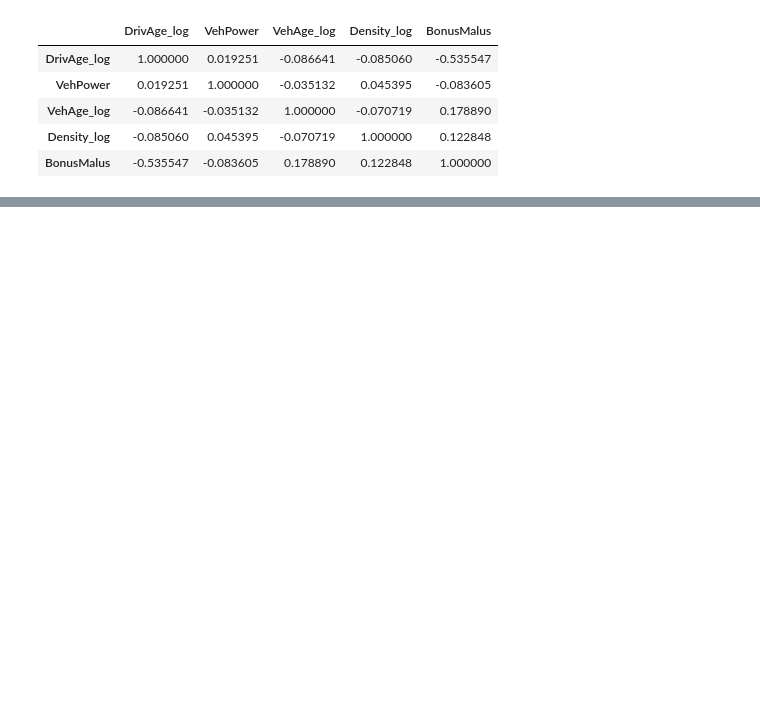
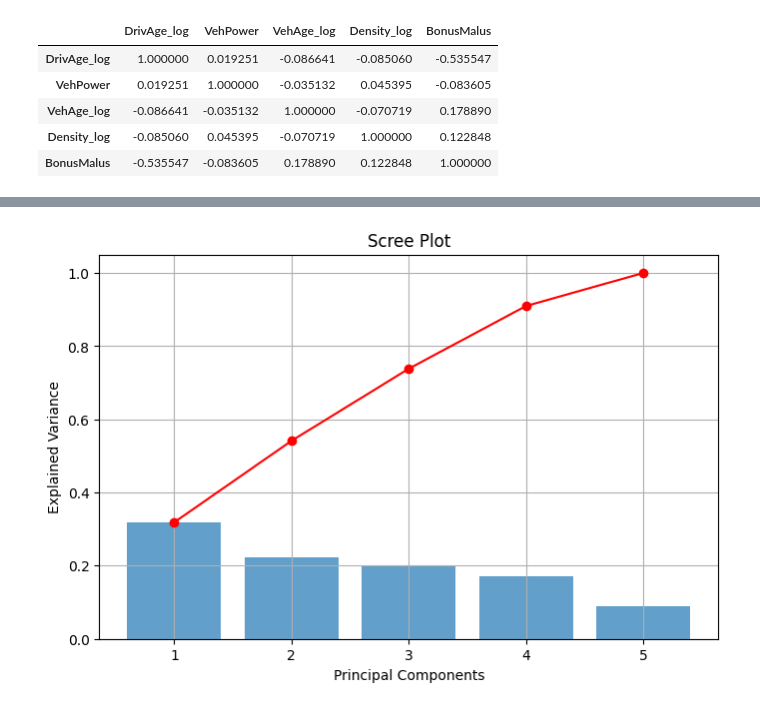
Before and after one commit to HKrtsn/ML-Project, a Jupyter notebook: pca_clustering_scraps.ipynb, the cells around one changed output, grey strips where cells are left out. Saved outputs shown, nothing was run; the diff lists cells and outputs as text; code cells hidden in the pictures; blank space fills up the shorter version.

```diff
--- a/pca_clustering_scraps.ipynb
+++ b/pca_clustering_scraps.ipynb
@@ -222,0 +212,13 @@ BonusMalus   0.691032  0.020720
+# %%
+cumulative_variance=np.cumsum(explained)
+
+plt.figure(figsize=(8,5))
+plt.bar(range(1, len(explained)+1), explained, alpha=0.7, label='Individual Explained Variance')
+plt.plot(range(1, len(explained)+1), cumulative_variance, marker='o', color='red', label='Cummulative Explained Variance')
+plt.xlabel('Principal Components')
+plt.ylabel('Explained Variance')
+plt.title('Scree Plot')
+plt.grid()
+plt.show()
+# %% [output]
+[figure, added]
```
Also changed, not shown: parts of 5 cells of this notebook, 1 other file.
